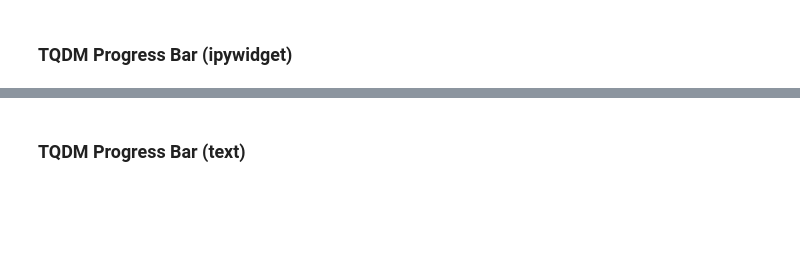
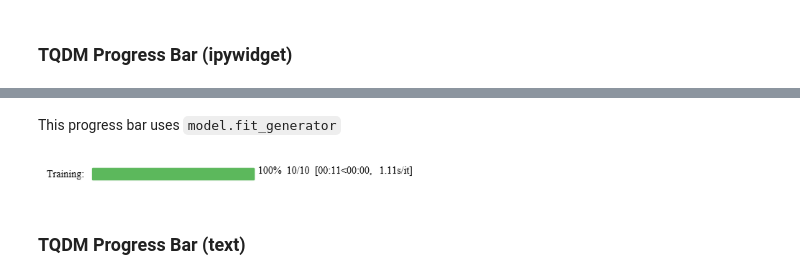
Before and after one commit to bstriner/keras-tqdm, a Jupyter notebook: examples/keras_progress_bars.ipynb, the cells around one changed output, grey strips where cells are left out. Saved outputs shown, nothing was run; the diff lists cells and outputs as text; code cells hidden in the pictures; blank space fills up the shorter version.

```diff
--- a/examples/keras_progress_bars.ipynb
+++ b/examples/keras_progress_bars.ipynb
@@ -26,3 +24,9 @@ mnist_model(0, [TQDMNotebookCallback()])
+# %% [markdown]
+This progress bar uses `model.fit_generator`
+# %%
+mnist_model_generator(0, [TQDMNotebookCallback()])
+# %% [output]
+[figure, added]
 # %% [markdown]
 ### TQDM Progress Bar (text)
 # %%
```
Also changed, not shown: parts of 3 cells of this notebook, 10 other files.
